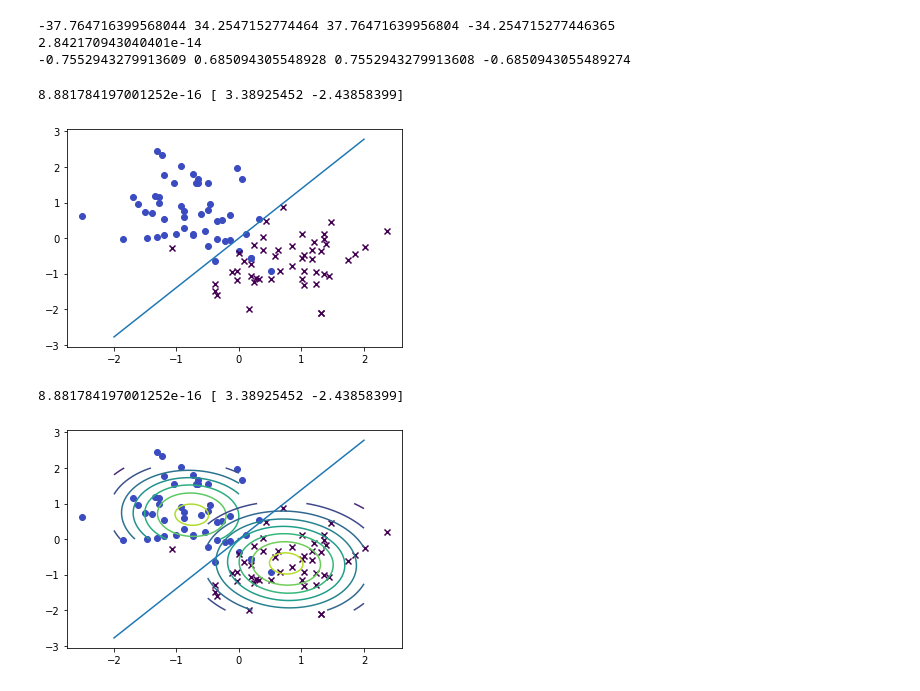
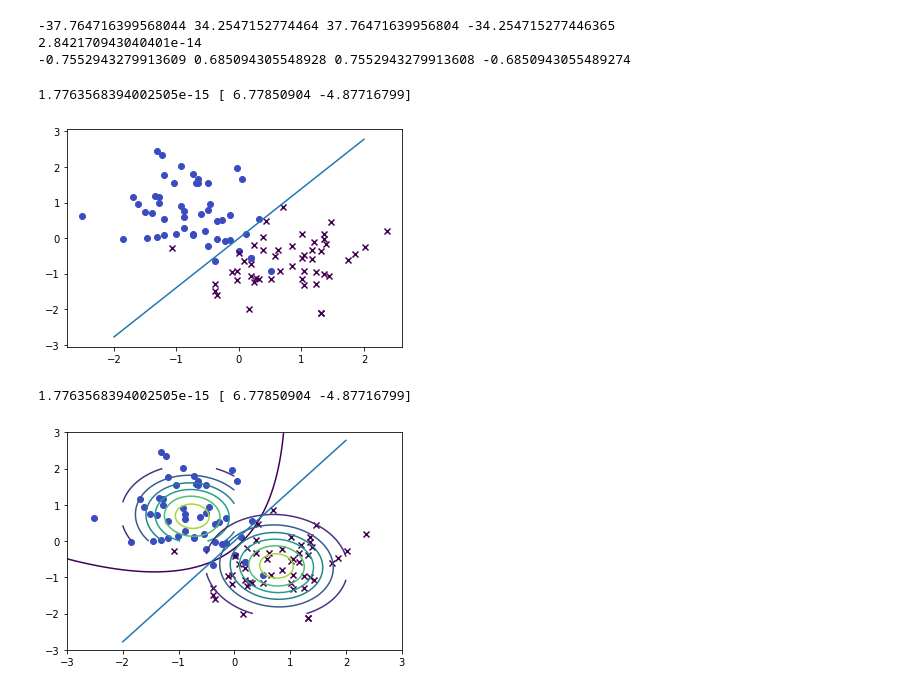
Before and after one commit to anirudhakulkarni/COL774, a Jupyter notebook: a1/q4.ipynb, the cells around one changed output. Cells and saved outputs as stored; diff of their text form; code cells hidden in the pictures.

```diff
--- a/a1/q4.ipynb
+++ b/a1/q4.ipynb
@@ -15,11 +15,3 @@ def normalize(X):
     mean=np.mean(X,axis=0)
     X=(X-mean)/np.var(X,axis=0)**0.5
     return X
-# %%
-Xpath="data/q4/q4x.dat"
-X = np.array(pd.read_csv(Xpath,header=None,delim_whitespace=True).values)
-ans=0
-for i in range(X.shape[0]):
-    ans+=X[i]
-print(ans/100)
-print(np.mean(X,axis=0))
@@ -120,10 +110,26 @@ for i in range(Y_pred.shape[0]):
 # plt.plot(x, y, 'x')
 # x, y = np.random.multivariate_normal(mu_1, sigma, 500).T
 # plt.plot(x, y, 'o')
+def plot_quadratic(mu_0, mu_1, sigma_0,sigma_1):
+    C1=np.log(((1-psi)*np.linalg.det(sigma_1)**0.5)/(psi*np.linalg.det(sigma_0)**0.5))
+    C2=0.5*(np.dot(np.dot(mu_1.transpose(),np.linalg.pinv(sigma_1)),mu_1)-np.dot(np.dot(mu_0.transpose(),np.linalg.pinv(sigma_0)),mu_0))
+    A=0.5*(np.linalg.pinv(sigma_1)-np.linalg.pinv(sigma_0))
+    B=-1*(np.dot(mu_1.transpose(),np.linalg.pinv(sigma_1))-np.dot(mu_0.transpose(),np.linalg.pinv(sigma_0)))
+    a=A[0][0]+A[0][1]
+    b=A[1][0]+A[1][1]
+    c=A[0][0]+A[0][1]+A[1][0]+A[1][1]
+    d=B[0]
+    e=B[1]
+    f=C1+C2
+    x1=np.linspace(-3,3,200)
+    x2=np.linspace(-3,3,200)
+    x1,x2=np.meshgrid(x1,x2)
+    return plt.contour(x1,x2,(a*x1**2+b*x2**2+c*x1*x2+d*x1+e*x2+f),[0])
 # %% [output]
-8.881784197001252e-16 [ 3.38925452 -2.43858399]
+1.7763568394002505e-15 [ 6.77850904 -4.87716799]
 [figure]
 # %%
+
 for i in range(Y_pred.shape[0]):
     if Y_pred[i]==1:
         plt.scatter(X[i,0],X[i,1],c=Y_pred[i],marker="x",label="Canada",)
@@ -135,7 +141,7 @@ x1 = np.linspace(-2,2,2)
 print(const_term,x_coeff)
 x2 = -1*(const_term+x_coeff[0]*x1)/x_coeff[1]
 plt.plot(x1,x2,label='Linear Hypothesis')
-
+plot_quadratic(mu_0, mu_1, sigma_0,sigma_1)
 N = 60
 
 
@@ -155,34 +161,32 @@ def multivariate_gaussian(pos, mu, Sigma):
     n = mu.shape[0]
     Sigma_det = np.linalg.det(Sigma)
     Sigma_inv = np.linalg.inv(Sigma)
     N = np.sqrt((2*np.pi)**n * Sigma_det)
     # This einsum call calculates (x-mu)T.Sigma-1.(x-mu) in a vectorized
     # way across all the input variables.
     fac = np.einsum('...k,kl,...l->...', pos-mu, Sigma_inv, pos-mu)
 
     return np.exp(-fac / 2) / N
 
 # The distribution on the variables X, Y packed into pos.
 Xtt = np.linspace(-2,0 , N)
 Ytt = np.linspace(0, 2, N)
 Xtt, Ytt = np.meshgrid(Xtt, Ytt)
 pos = np.empty(Xtt.shape + (2,))
 pos[:, :, 0] = Xtt
 pos[:, :, 1] = Ytt
 Z = multivariate_gaussian(pos, mu_0, sigma)
 cset = plt.contour(Xtt, Ytt, Z)
 
 Xtt = np.linspace(-0.5,2 , N)
 Ytt = np.linspace(-2, 1, N)
 Xtt, Ytt = np.meshgrid(Xtt, Ytt)
 pos = np.empty(Xtt.shape + (2,))
 pos[:, :, 0] = Xtt
 pos[:, :, 1] = Ytt
 
 Z = multivariate_gaussian(pos, mu_1, sigma)
 cset = plt.contour(Xtt, Ytt, Z)
-
-plt.show()
 # %% [output]
-8.881784197001252e-16 [ 3.38925452 -2.43858399]
+1.7763568394002505e-15 [ 6.77850904 -4.87716799]
-[figure, old version]
+[figure, new version]
```
Also changed, not shown: parts of 4 cells of this notebook, 32 other files.
